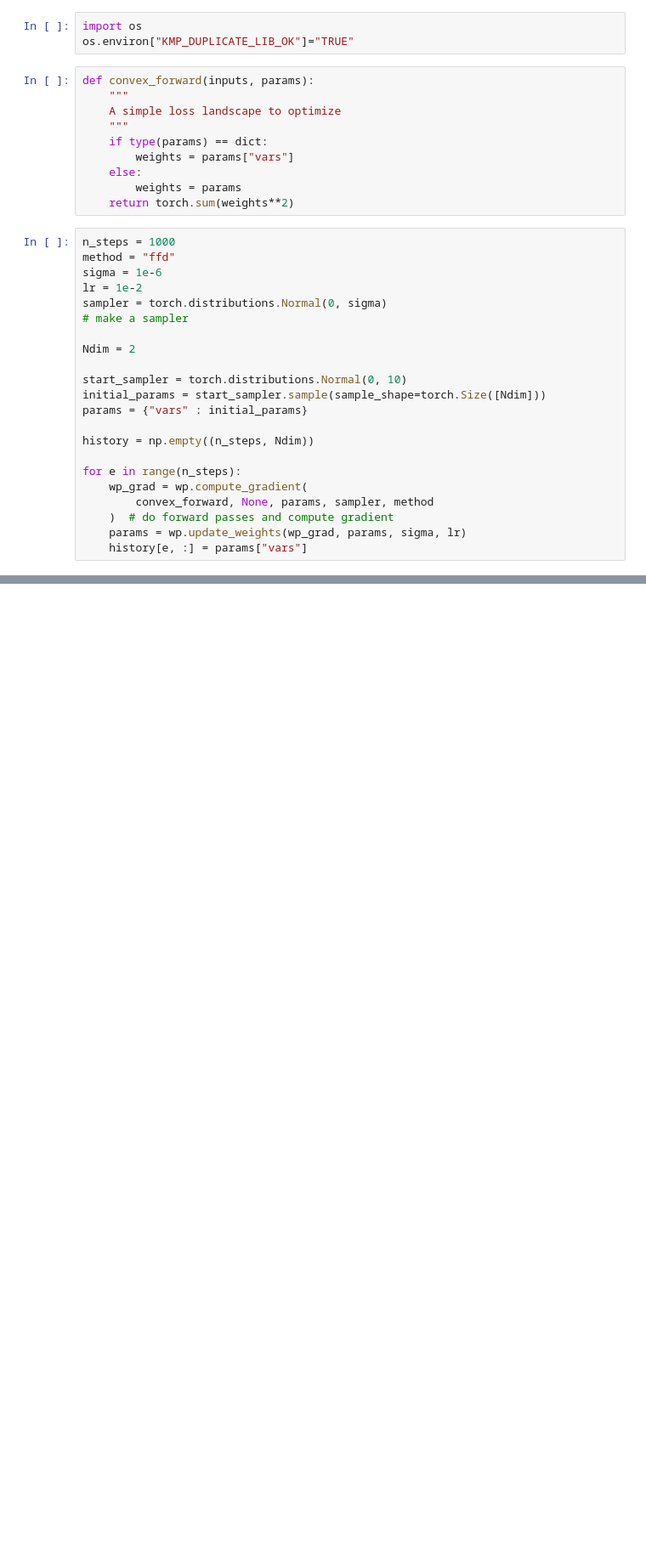
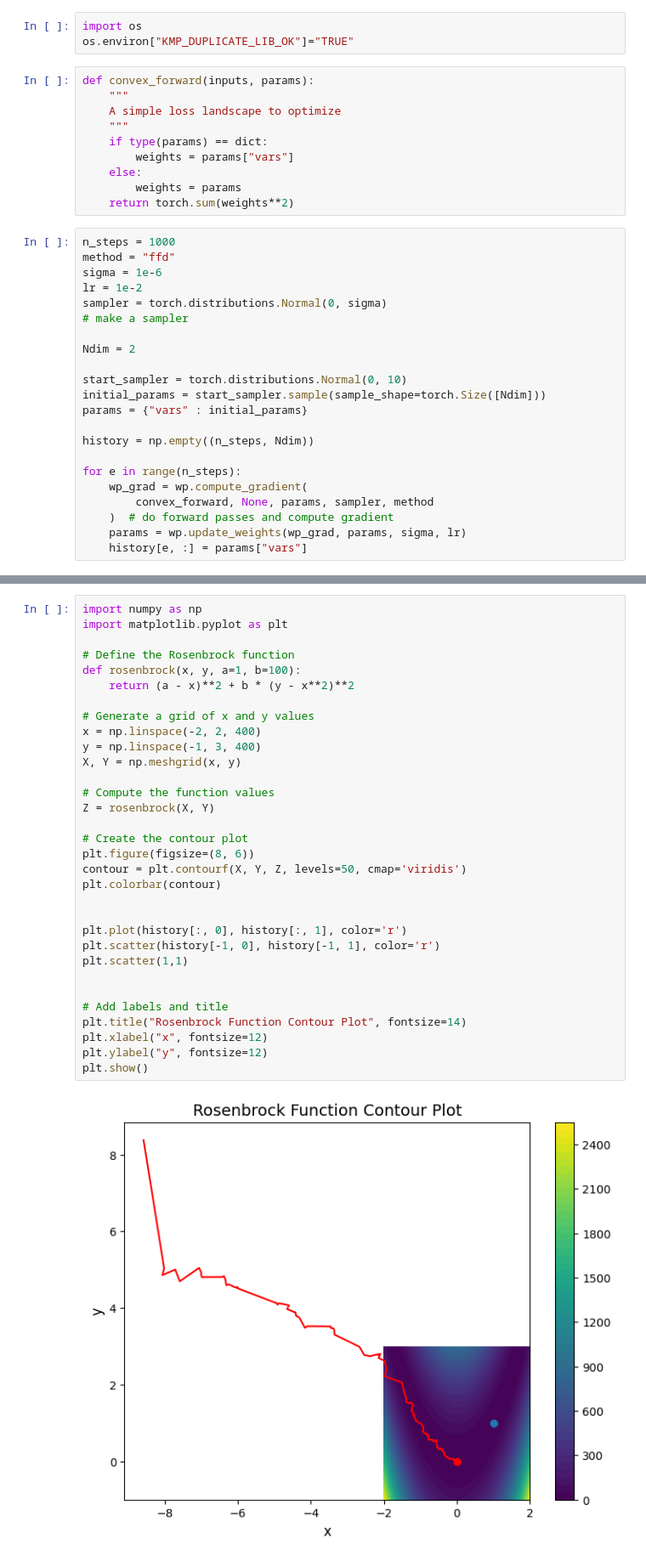
Before and after one commit to ellahas/snn-wp, a Jupyter notebook: optimization_testing.ipynb, the cells around one changed output, grey strips where cells are left out. Shown at 85% size. Cells and saved outputs as stored; diff of their text form; blank space fills up the shorter version.

```diff
--- a/optimization_testing.ipynb
+++ b/optimization_testing.ipynb
@@ -65,0 +126,34 @@ plt.show()
+# %%
+import numpy as np
+import matplotlib.pyplot as plt
+
+# Define the Rosenbrock function
+def rosenbrock(x, y, a=1, b=100):
+    return (a - x)**2 + b * (y - x**2)**2
+
+# Generate a grid of x and y values
+x = np.linspace(-2, 2, 400)
+y = np.linspace(-1, 3, 400)
+X, Y = np.meshgrid(x, y)
+
+# Compute the function values
+Z = rosenbrock(X, Y)
+
+# Create the contour plot
+plt.figure(figsize=(8, 6))
+contour = plt.contourf(X, Y, Z, levels=50, cmap='viridis')
+plt.colorbar(contour)
+
+
+plt.plot(history[:, 0], history[:, 1], color='r')
+plt.scatter(history[-1, 0], history[-1, 1], color='r')
+plt.scatter(1,1)
+
+
+# Add labels and title
+plt.title("Rosenbrock Function Contour Plot", fontsize=14)
+plt.xlabel("x", fontsize=12)
+plt.ylabel("y", fontsize=12)
+plt.show()
+# %% [output]
+[figure, added]
```
Also changed, not shown: parts of 7 cells of this notebook.
